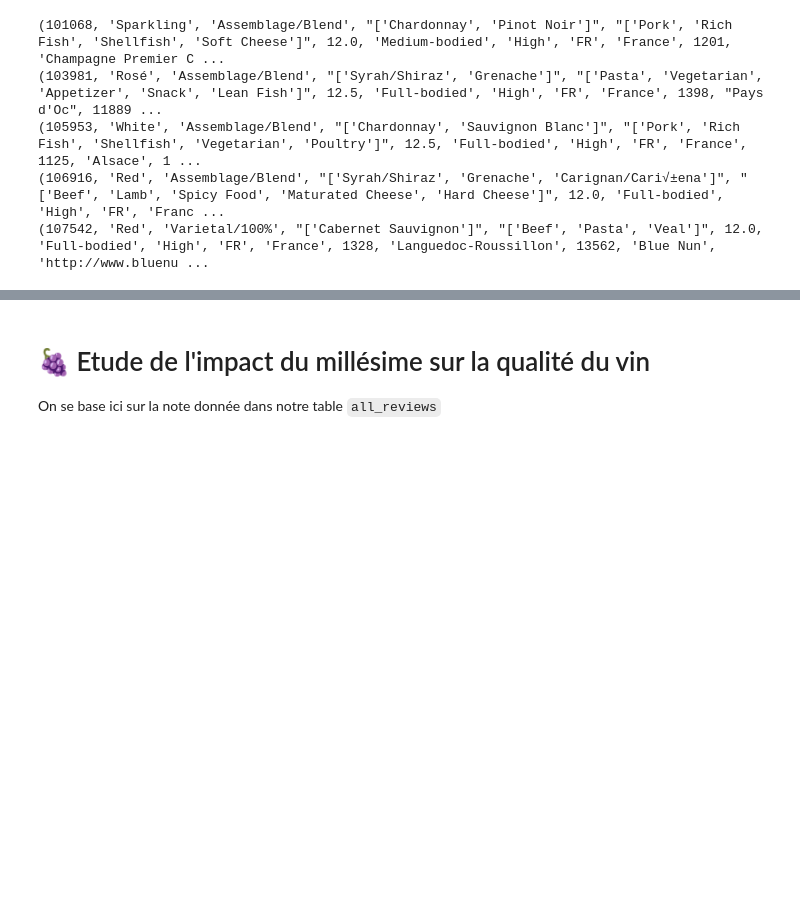
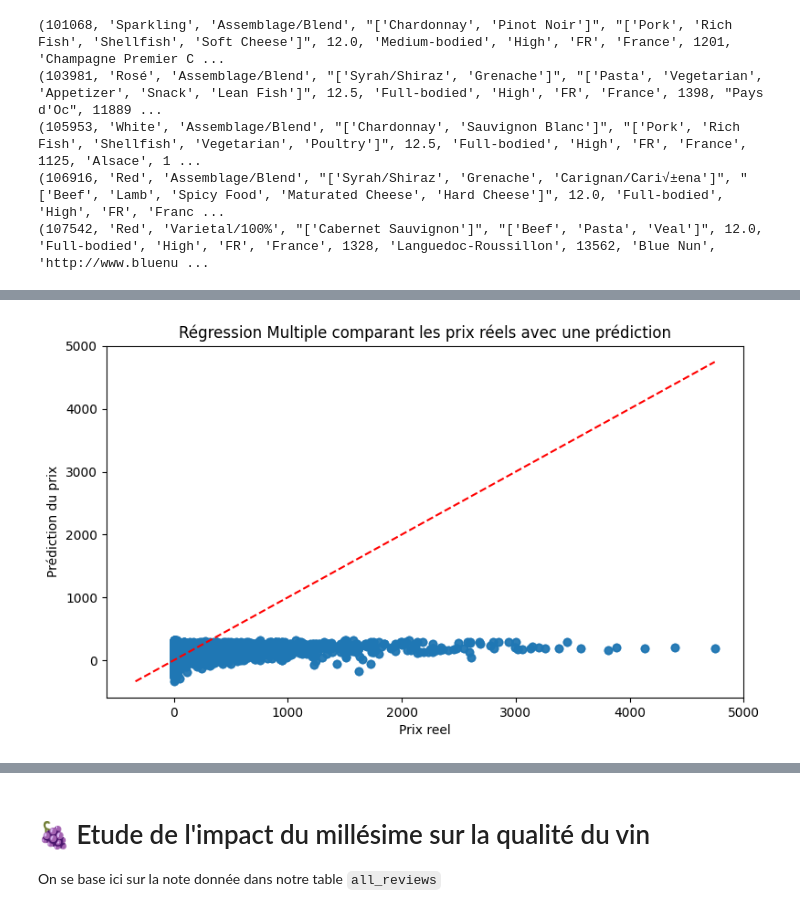
Before and after one commit to Aximme/GrapeMind, a Jupyter notebook: data_science/regression_lineaire.ipynb, the cells around one changed output, grey strips where cells are left out. Saved outputs shown, nothing was run; the diff lists cells and outputs as text; code cells hidden in the pictures; blank space fills up the shorter version.

```diff
--- a/data_science/regression_lineaire.ipynb
+++ b/data_science/regression_lineaire.ipynb
@@ -41,0 +160,86 @@ for row in rows:
+# %%
+import os
+from dotenv import load_dotenv
+import mysql.connector
+import pandas as pd
+import numpy as np
+import matplotlib.pyplot as plt
+from sklearn.linear_model import LinearRegression
+from sklearn.metrics import r2_score
+load_dotenv()
+
+def get_connection():
+    return mysql.connector.connect(
+        host=os.getenv("DB_HOST"),
+        user=os.getenv("DB_USER"),
+        password=os.getenv("DB_PASSWORD"),
+        database=os.getenv("DB_NAME")
+    )
+
+conn = get_connection()
+
+query = """
+SELECT
+    s.price,
+    s.average_rating,
+    d.ABV,
+    d.Type
+FROM scrap AS s
+JOIN descriptifs AS d ON s.idwine = d.idwine
+"""
+
+df = pd.read_sql(query, conn)
+df = df[df['price'] < 5000]
+
+
+df.dropna(subset=['price', 'average_rating', 'ABV', 'Type'], inplace=True)
+
+df = pd.get_dummies(df, columns=['Type'], drop_first=True)
+
+X = df.drop(columns=['price'])
+y = df['price']
+
+
+# Regression multiple (scikit-learn)
+model = LinearRegression()
+model.fit(X, y)
+
+y_pred = model.predict(X)
+
+intercept = model.intercept_
+coefs = model.coef_
+
+print("Intercept  :", intercept)
+print("\nCoeffs :")
+for col_name, coef_value in zip(X.columns, coefs):
+    print(f"{col_name}: {coef_value:.4f}")
+
+r2 = r2_score(y, y_pred)
+print("\nR^2 :", r2)
+
+
+
+plt.figure(figsize=(9, 5))
+plt.scatter(y, y_pred, alpha=0.5)
+plt.xlabel("Prix reel")
+plt.ylabel("Prédiction du prix")
+plt.title("Régression Multiple comparant les prix réels avec une prédiction")
+max_val = max(y.max(), y_pred.max())
+min_val = min(y.min(), y_pred.min())
+plt.plot([min_val, max_val], [min_val, max_val], color='red', linestyle='--')
+plt.show()
+
+plt.figure(figsize=(10, 5))
+coef_df = pd.DataFrame({
+    'Variable': X.columns,
+    'Coeff': coefs
+})
+coef_df = coef_df.sort_values('Coeff', ascending=False)
+
+plt.bar(coef_df['Variable'], coef_df['Coefficient'], color='skyblue')
+plt.xticks(rotation=45, ha='right')  # Rotation des labels de l'axe X
+plt.ylabel("Valeur du coeff")
+plt.title("Importance chaque caractéristique sur son influence (du prix)")
+plt.tight_layout()
+plt.show()
+# %% [output]
@@ -41,0 +258 @@ for row in rows:
+[figure, added]
```
Also changed, not shown: parts of 8 cells of this notebook.
